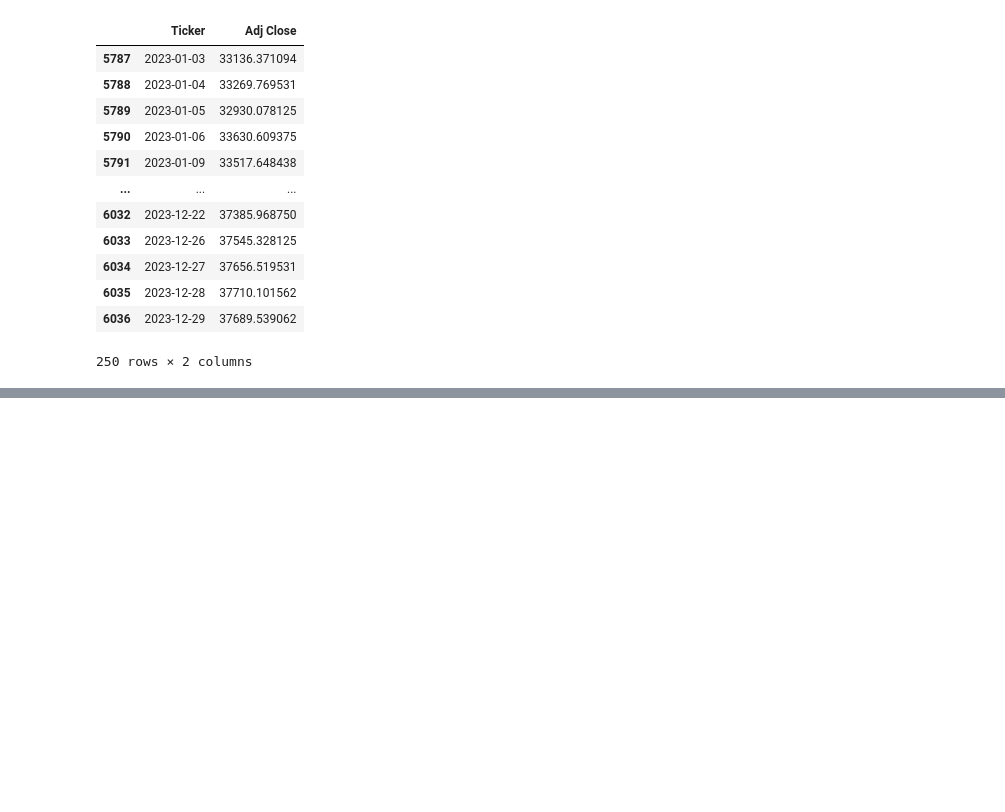
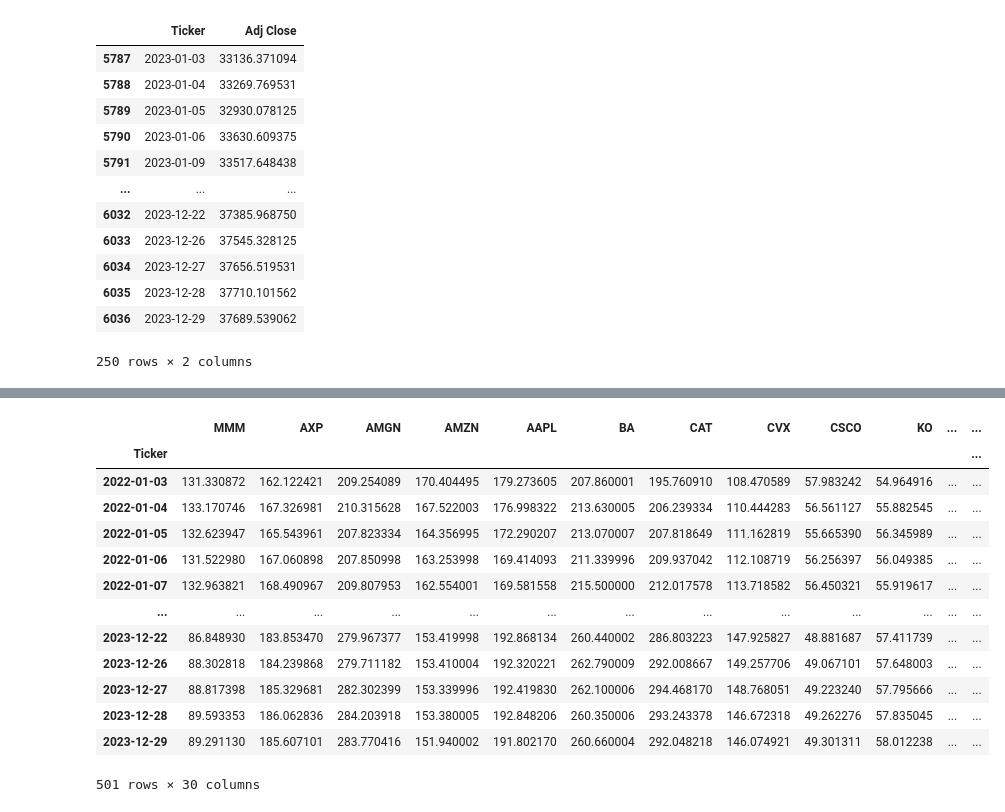
Before and after one commit to PaulaPerazzo/Deep-Gym-Trading, a Jupyter notebook: djones.ipynb, the cells around one changed output, grey strips where cells are left out. Cells and saved outputs as stored; diff of their text form; code cells hidden in the pictures; blank space fills up the shorter version.

```diff
--- a/djones.ipynb
+++ b/djones.ipynb
@@ -516,0 +581,20 @@ data_2023
+# %%
+# post pandemic (2022 - 2023)
+post_pandemic_data = data[data.index.year > 2021]
+post_pandemic_data.to_csv("./data/dji_post_pandemic.csv")
+post_pandemic_data
+# %% [output]
+|  | MMM | AXP | AMGN | AMZN | AAPL | BA | CAT | CVX | CSCO | KO | ... | ... |
+| Ticker |  |  |  |  |  |  |  |  |  |  |  | ... |
+| 2022-01-03 | 131.330872 | 162.122421 | 209.254089 | 170.404495 | 179.273605 | 207.860001 | 195.760910 | 108.470589 | 57.983242 | 54.964916 | ... | ... |
+| 2022-01-04 | 133.170746 | 167.326981 | 210.315628 | 167.522003 | 176.998322 | 213.630005 | 206.239334 | 110.444283 | 56.561127 | 55.882545 | ... | ... |
+| 2022-01-05 | 132.623947 | 165.543961 | 207.823334 | 164.356995 | 172.290207 | 213.070007 | 207.818649 | 111.162819 | 55.665390 | 56.345989 | ... | ... |
+| 2022-01-06 | 131.522980 | 167.060898 | 207.850998 | 163.253998 | 169.414093 | 211.339996 | 209.937042 | 112.108719 | 56.256397 | 56.049385 | ... | ... |
+| 2022-01-07 | 132.963821 | 168.490967 | 209.807953 | 162.554001 | 169.581558 | 215.500000 | 212.017578 | 113.718582 | 56.450321 | 55.919617 | ... | ... |
+| ... | ... | ... | ... | ... | ... | ... | ... | ... | ... | ... | ... | ... |
+| 2023-12-22 | 86.848930 | 183.853470 | 279.967377 | 153.419998 | 192.868134 | 260.440002 | 286.803223 | 147.925827 | 48.881687 | 57.411739 | ... | ... |
+| 2023-12-26 | 88.302818 | 184.239868 | 279.711182 | 153.410004 | 192.320221 | 262.790009 | 292.008667 | 149.257706 | 49.067101 | 57.648003 | ... | ... |
+| 2023-12-27 | 88.817398 | 185.329681 | 282.302399 | 153.339996 | 192.419830 | 262.100006 | 294.468170 | 148.768051 | 49.223240 | 57.795666 | ... | ... |
+| 2023-12-28 | 89.593353 | 186.062836 | 284.203918 | 153.380005 | 192.848206 | 260.350006 | 293.243378 | 146.672318 | 49.262276 | 57.835045 | ... | ... |
+| 2023-12-29 | 89.291130 | 185.607101 | 283.770416 | 151.940002 | 191.802170 | 260.660004 | 292.048218 | 146.074921 | 49.301311 | 58.012238 | ... | ... |
+501 rows × 30 columns
```
Also changed, not shown: parts of 7 cells of this notebook, 36 other files.
